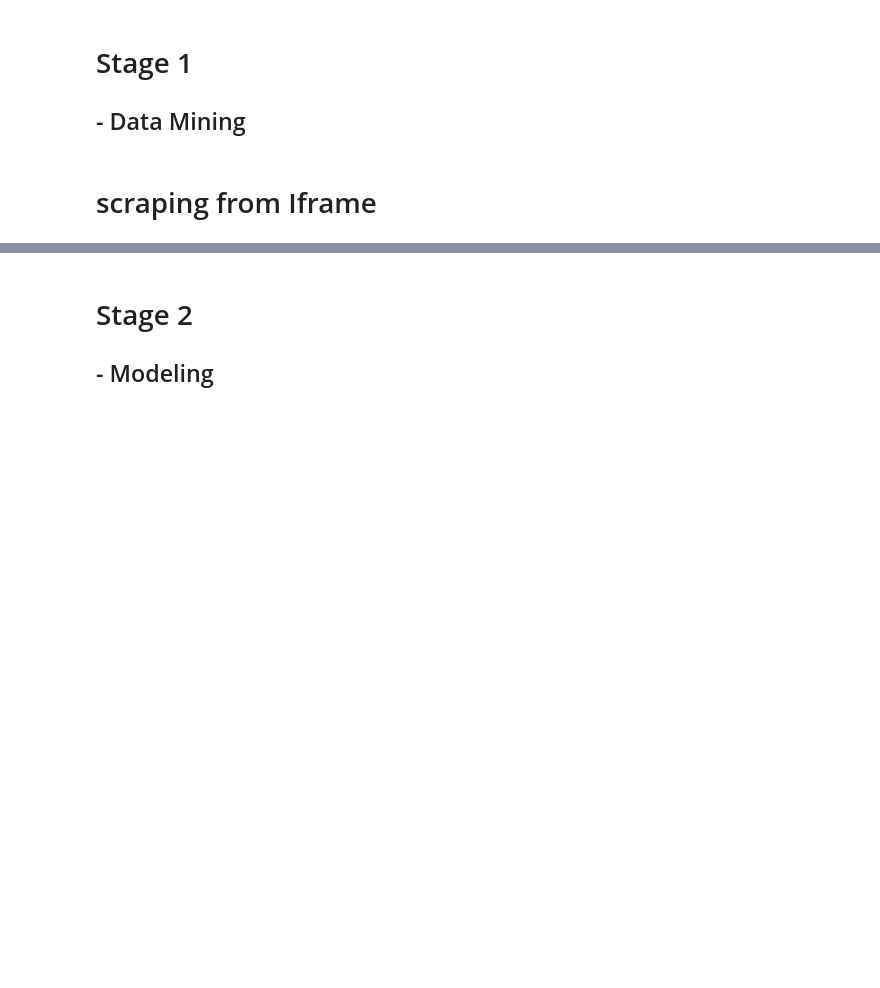
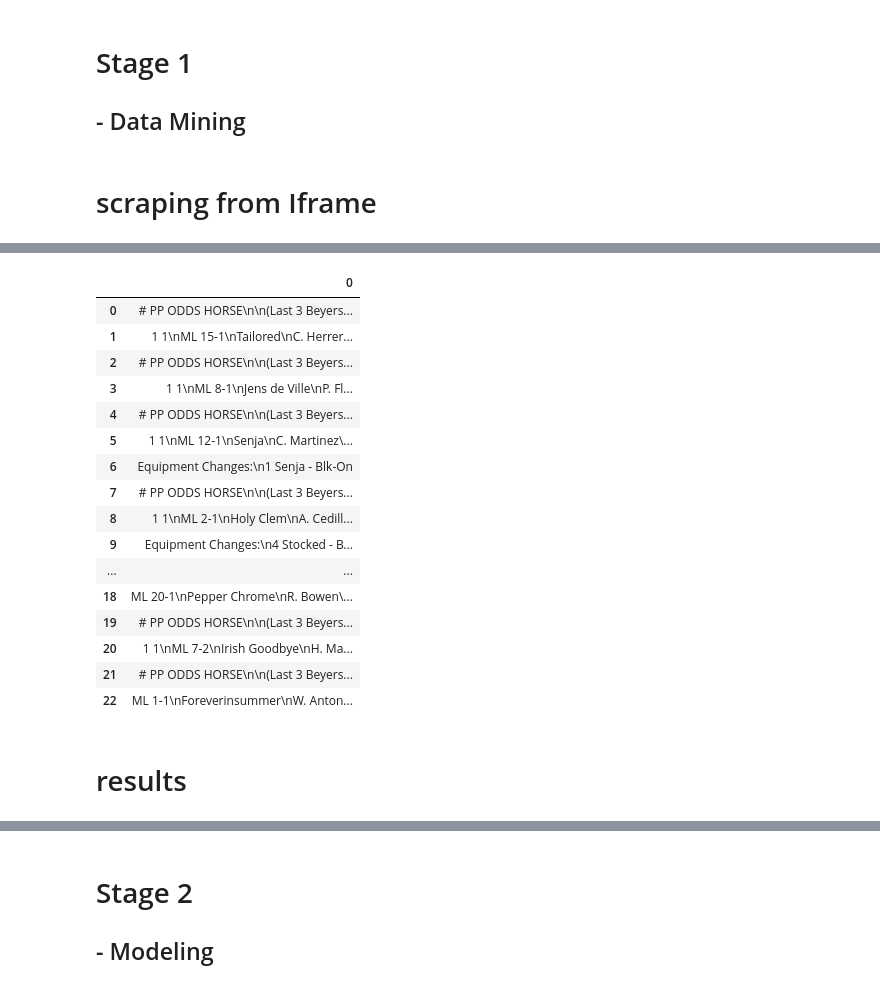
Before and after one commit to jungi21cc/golden_gate_field, a Jupyter notebook: golden_gate.ipynb, the cells around one changed output, grey strips where cells are left out. Drawn from its saved outputs; the diff is of its cells as text; code cells hidden in the pictures; blank space fills up the shorter version.

```diff
--- a/golden_gate.ipynb
+++ b/golden_gate.ipynb
@@ -137,0 +97,15 @@ driver.close()
+# %%
+info_li3 = []
+count3 = 0
+rows3 = []
+
+for i in range(len(head)):
+    info_li3.append(head[i].text)
+#     info_li2[count2] = info_li2[count2].split(" ")
+
+    rows3.append(info_li3[count3])
+
+    count3 += 1
+
+info_3 = pd.DataFrame(rows3)
+info_3
@@ -137,0 +126,35 @@ driver.close()
+# %%
+info_li4 = []
+count4 = 0
+rows4 = []
+
+for i in range(len(horse)):
+    info_li4.append(horse[i].text)
+#     info_li2[count2] = info_li2[count2].split(" ")
+
+    rows4.append(info_li4[count4])
+
+    count4 += 1
+
+info_4 = pd.DataFrame(rows4)
+info_4
+# %% [output]
+|  | 0 |
+| 0 | # PP ODDS HORSE\n\n(Last 3 Beyers... |
+| 1 | 1 1\nML 15-1\nTailored\nC. Herrer... |
+| 2 | # PP ODDS HORSE\n\n(Last 3 Beyers... |
+| 3 | 1 1\nML 8-1\nJens de Ville\nP. Fl... |
+| 4 | # PP ODDS HORSE\n\n(Last 3 Beyers... |
+| 5 | 1 1\nML 12-1\nSenja\nC. Martinez\... |
+| 6 | Equipment Changes:\n1 Senja - Blk-On |
+| 7 | # PP ODDS HORSE\n\n(Last 3 Beyers... |
+| 8 | 1 1\nML 2-1\nHoly Clem\nA. Cedill... |
+| 9 | Equipment Changes:\n4 Stocked - B... |
+| ... | ... |
+| 18 | ML 20-1\nPepper Chrome\nR. Bowen\... |
+| 19 | # PP ODDS HORSE\n\n(Last 3 Beyers... |
+| 20 | 1 1\nML 7-2\nIrish Goodbye\nH. Ma... |
+| 21 | # PP ODDS HORSE\n\n(Last 3 Beyers... |
+| 22 | ML 1-1\nForeverinsummer\nW. Anton... |
+# %% [markdown]
+# results
```
Also changed, not shown: parts of 28 cells of this notebook.
